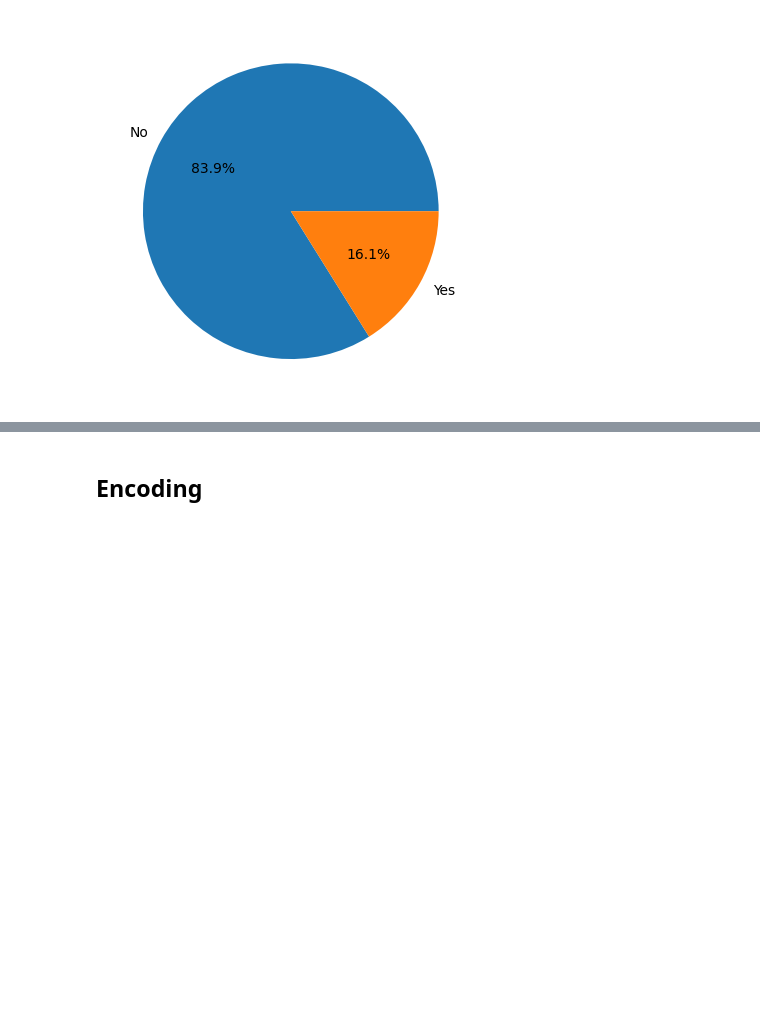
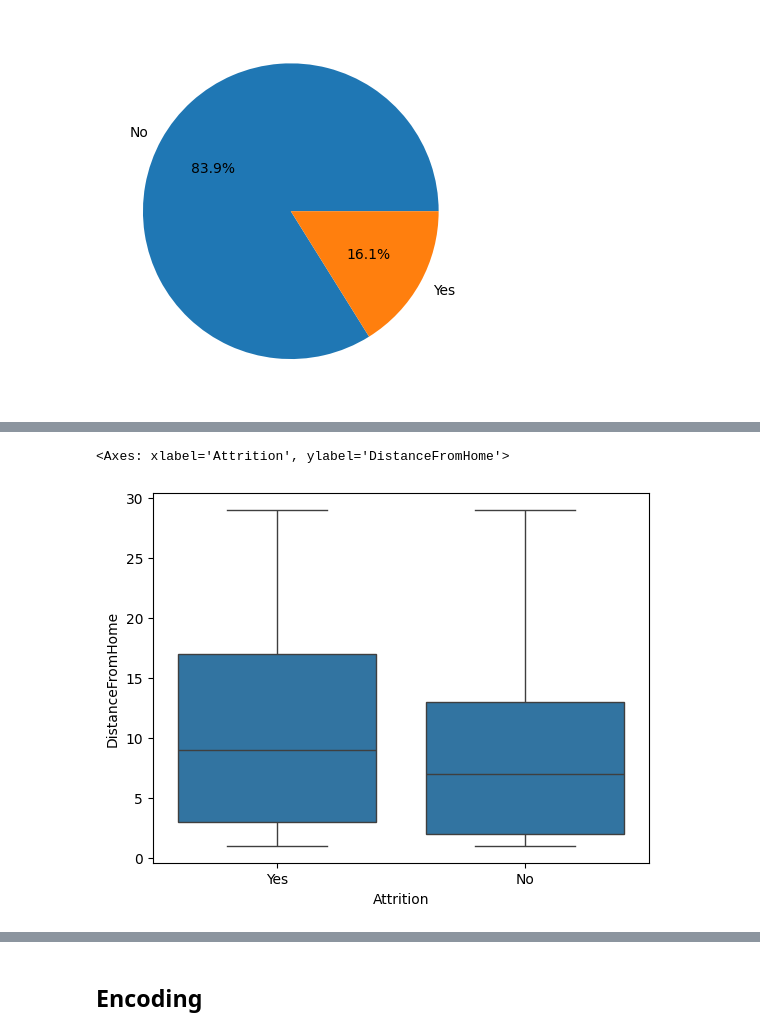
Before and after one commit to kevish2822/Machine-Learning-Foundations, a Jupyter notebook: 01_Supervised_Learning/Employee_Attrition_Project/employee-attrition.ipynb, the cells around one changed output, grey strips where cells are left out. Saved outputs shown, nothing was run; the diff lists cells and outputs as text; code cells hidden in the pictures; blank space fills up the shorter version.

```diff
--- a/01_Supervised_Learning/Employee_Attrition_Project/employee-attrition.ipynb
+++ b/01_Supervised_Learning/Employee_Attrition_Project/employee-attrition.ipynb
@@ -67,0 +83,5 @@ plt.plot()
+# %%
+sns.boxplot(x = 'Attrition', y='DistanceFromHome', data=df)
+# %% [output]
+<Axes: xlabel='Attrition', ylabel='DistanceFromHome'>
+[figure, added]
```
Also changed, not shown: parts of 32 cells of this notebook.
